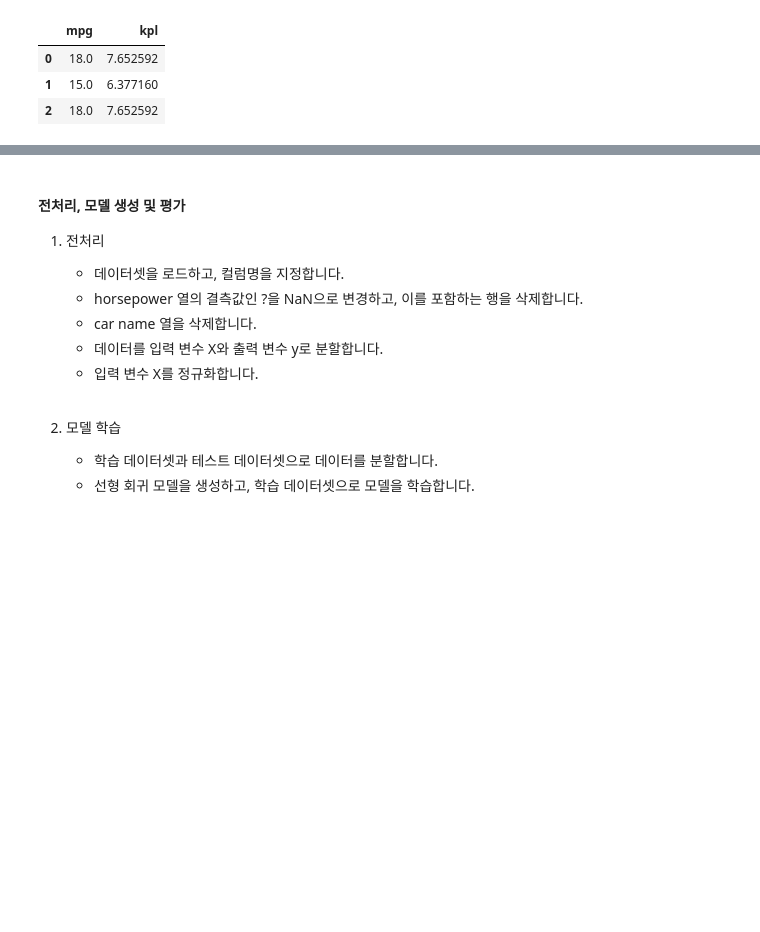
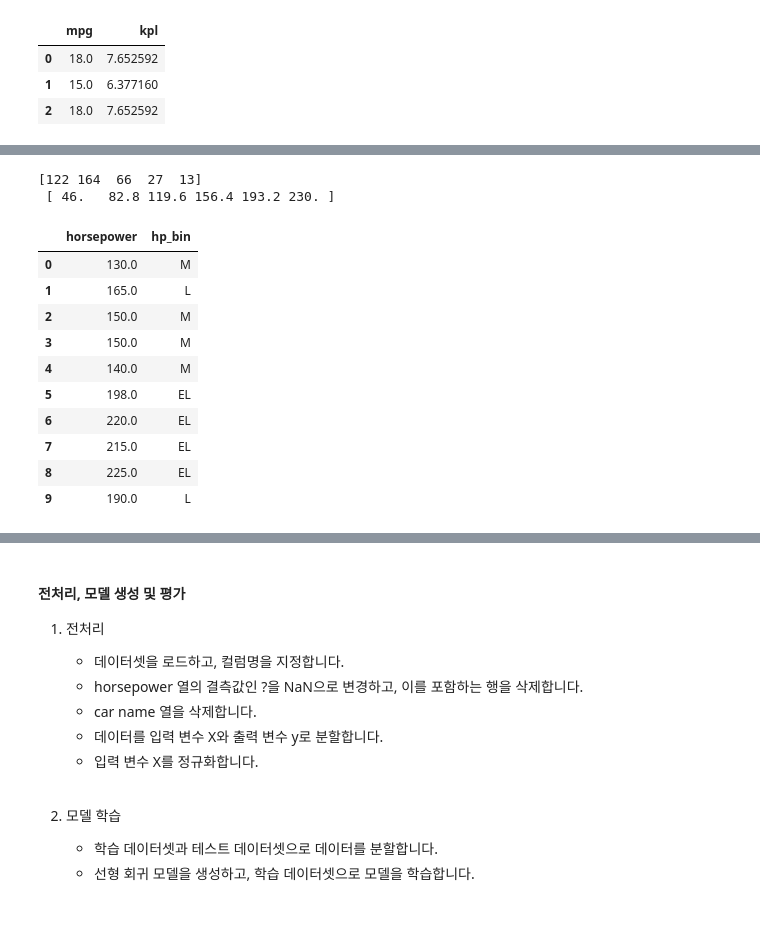
Before and after one commit to ilm52626/HKMD1_Complementary, a Jupyter notebook: m2_분석라이브러리/pandas/pandas_전처리_guide.ipynb, the cells around one changed output, grey strips where cells are left out. Saved outputs shown, nothing was run; the diff lists cells and outputs as text; code cells hidden in the pictures; blank space fills up the shorter version.

```diff
--- a/m2_분석라이브러리/pandas/pandas_전처리_guide.ipynb
+++ b/m2_분석라이브러리/pandas/pandas_전처리_guide.ipynb
@@ -432,0 +482,26 @@ auto_df[['mpg','kpl']].head(3)
+# %%
+# horsepower 컬럼을 5개(EH, H, M, L, EL)로 범주화
+counts, bin_div = np.histogram(auto_df.horsepower, bins=5)   #개수(counts), 분할 기준(bin_dividers)
+print(counts, '\n', bin_div)
+
+names = ['EH', 'H', 'M', 'L', 'EL']
+auto_df['hp_bin'] = pd.cut(x=auto_df.horsepower,
+                           bins=bin_div,
+                           labels=names,
+                          include_lowest=True)   #첫 경계값을 포함하겠다는 뜻
+
+auto_df[['horsepower','hp_bin']].head(10)
+# %% [output]
+[122 164  66  27  13]
+ [ 46.   82.8 119.6 156.4 193.2 230. ]
+|  | horsepower | hp_bin |
+| 0 | 130.0 | M |
+| 1 | 165.0 | L |
+| 2 | 150.0 | M |
+| 3 | 150.0 | M |
+| 4 | 140.0 | M |
+| 5 | 198.0 | EL |
+| 6 | 220.0 | EL |
+| 7 | 215.0 | EL |
+| 8 | 225.0 | EL |
+| 9 | 190.0 | L |
```
Also changed, not shown: parts of 23 cells of this notebook.
